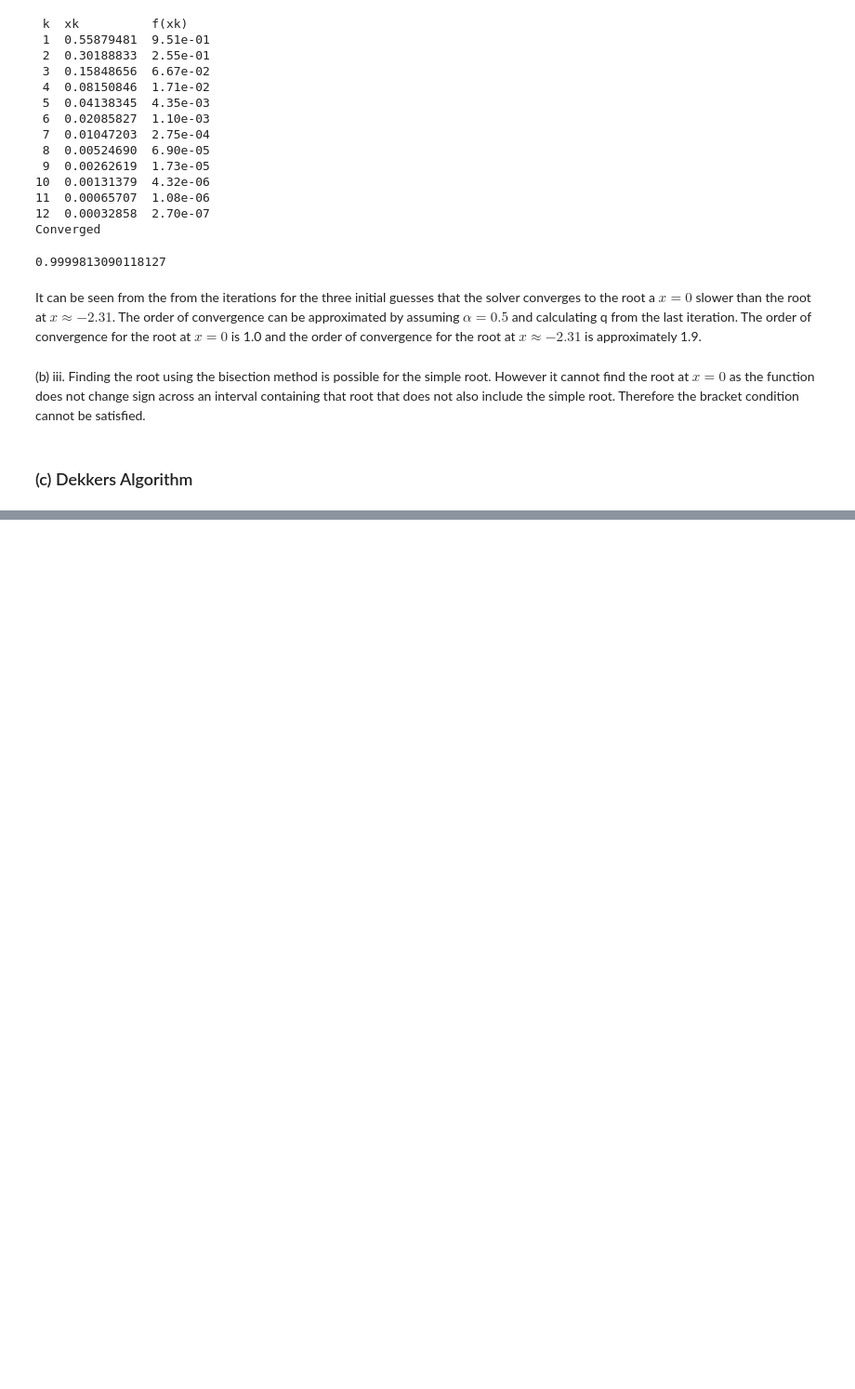
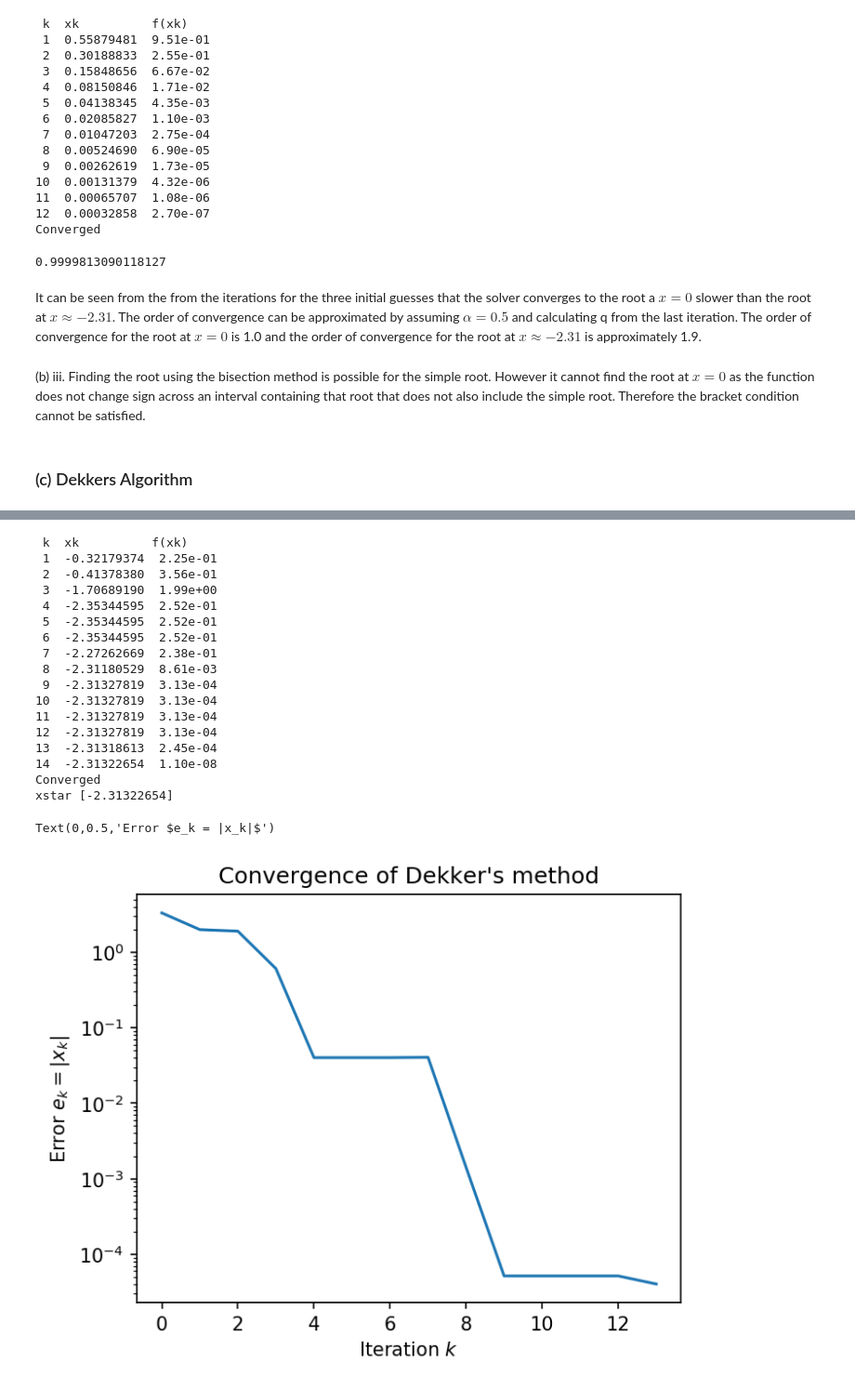
Before and after one commit to RFurze/ScientificComputing, a Jupyter notebook: Assignment1.ipynb, the cells around one changed output, grey strips where cells are left out. Shown at 93% size. Cells and saved outputs as stored; diff of their text form; code cells hidden in the pictures; blank space fills up the shorter version.

```diff
--- a/Assignment1.ipynb
+++ b/Assignment1.ipynb
@@ -226,0 +233,42 @@ Converged
+# %%
+import math
+from scipy.optimize import fsolve
+
+xk = dekker('function', [-3,1], 1e-6, 1000);
+ek = xk
+xstar = fsolve(function,-2.3)
+print(f'xstar {xstar}')
+for k in range(0, len(xk)):
+  ek[k] = abs(xk[k]-xstar)
+
+from matplotlib import pyplot as plt
+import numpy as np
+
+%matplotlib inline
+k=np.arange(0, len(xk))
+fig=plt.figure(figsize=(4, 3), dpi=150)
+ax=fig.add_axes([0,0,1,1])
+ax.semilogy(k,ek)
+ax.set_title('Convergence of Dekker\'s method')
+ax.set_xlabel('Iteration $k$')
+ax.set_ylabel('Error $e_k = |x_k|$')
+# %% [output]
+ k  xk          f(xk)
+ 1  -0.32179374  2.25e-01
+ 2  -0.41378380  3.56e-01
+ 3  -1.70689190  1.99e+00
+ 4  -2.35344595  2.52e-01
+ 5  -2.35344595  2.52e-01
+ 6  -2.35344595  2.52e-01
+ 7  -2.27262669  2.38e-01
+ 8  -2.31180529  8.61e-03
+ 9  -2.31327819  3.13e-04
+10  -2.31327819  3.13e-04
+11  -2.31327819  3.13e-04
+12  -2.31327819  3.13e-04
+13  -2.31318613  2.45e-04
+14  -2.31322654  1.10e-08
+Converged
+xstar [-2.31322654]
+Text(0,0.5,'Error $e_k = |x_k|$')
+[figure, added]
```
Also changed, not shown: parts of 8 cells of this notebook.
